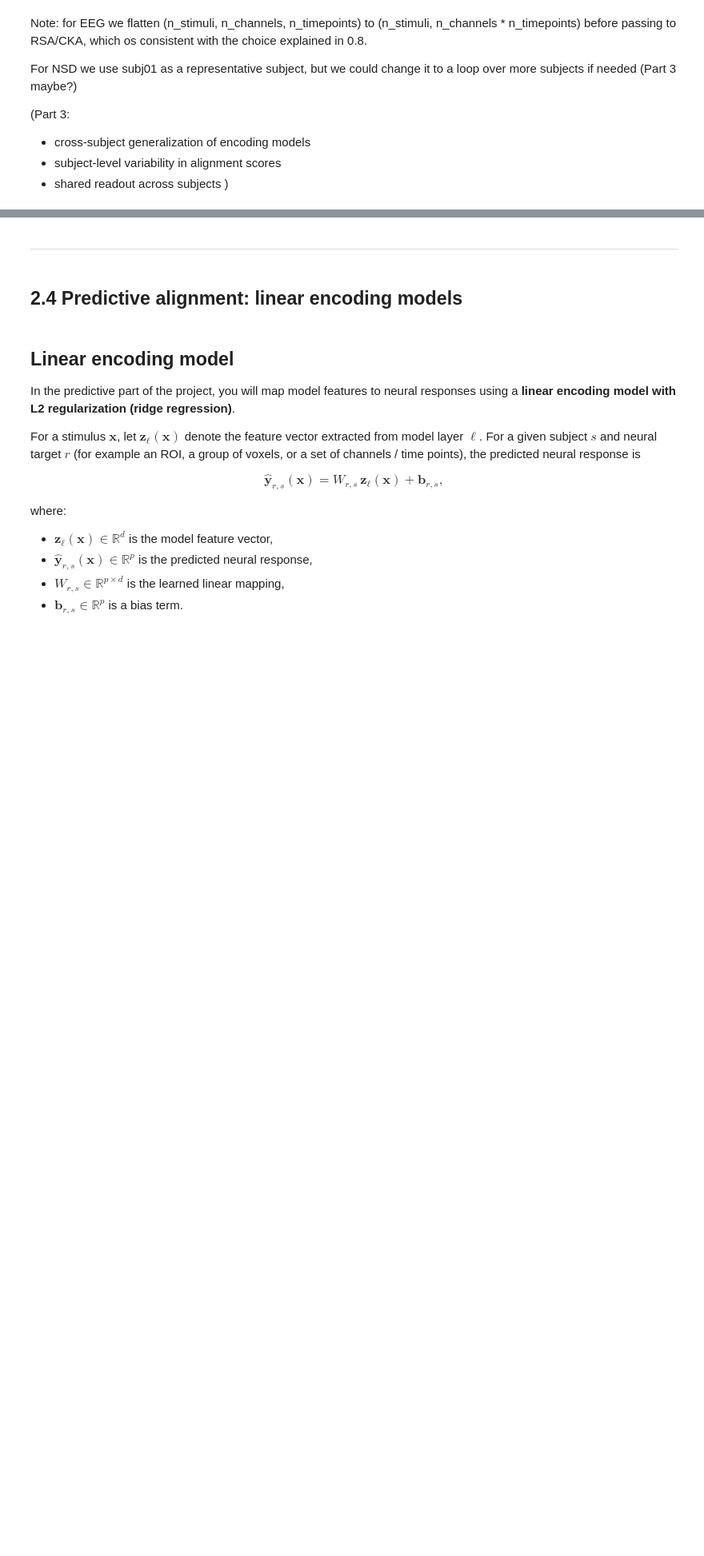
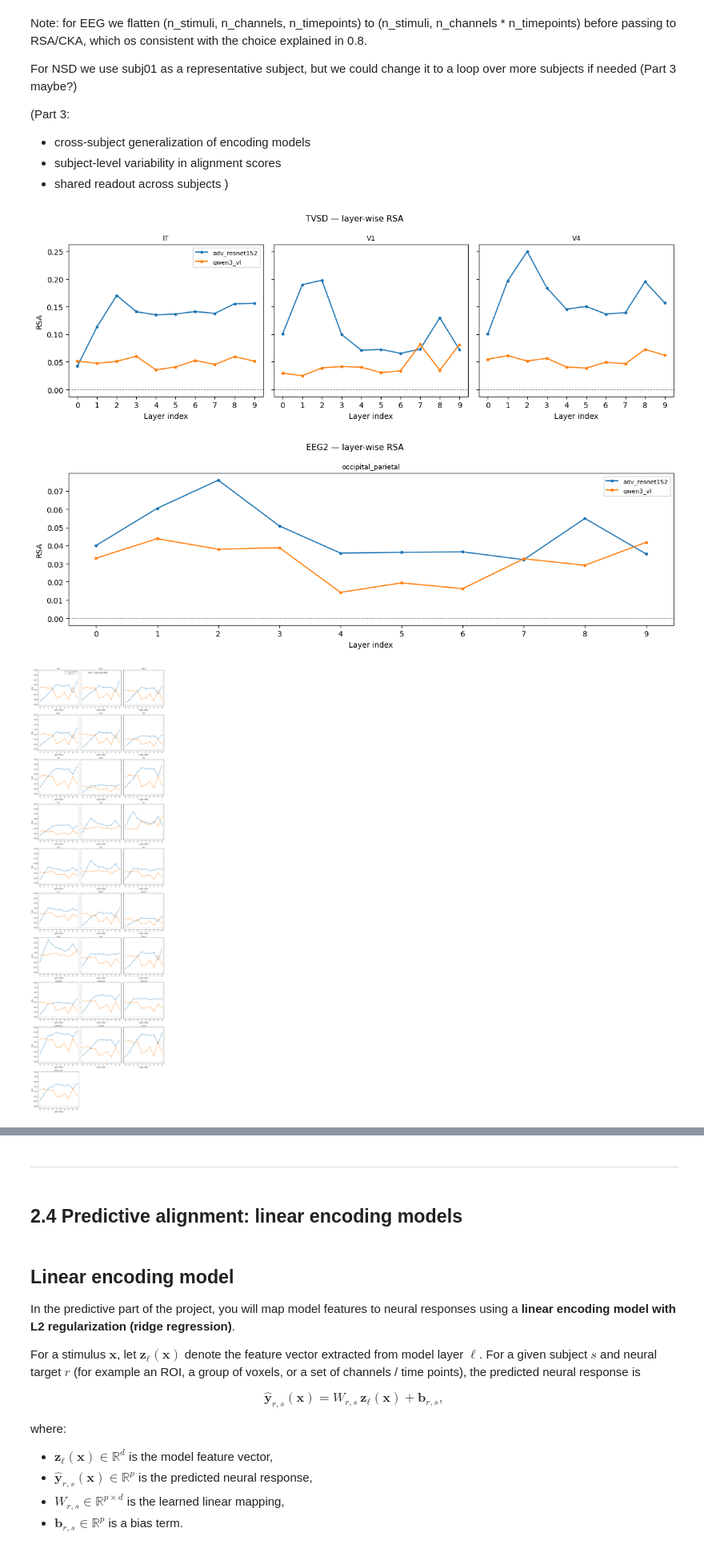
Before and after one commit to Shakikii/Brain-like_Project, a Jupyter notebook: part2_Maj.ipynb, the cells around one changed output, grey strips where cells are left out. Shown at 80% size. Drawn from its saved outputs; the diff is of its cells as text; code cells hidden in the pictures; blank space fills up the shorter version.

```diff
--- a/part2_Maj.ipynb
+++ b/part2_Maj.ipynb
@@ -2151,43 +2209,67 @@ For NSD we use subj01 as a representative subject, but we could change it to a l
 
 # 1) Layer-wise RSA and CKA for both models, all datasets and ROIs
 
-def plot_layerwise(results, dataset_name, metric="rsa", figsize=(12, 4)):
+def plot_layerwise(results, dataset_name, metric="rsa", figsize=(12, 4), max_cols=3):
     """
     Plot layer-wise RSA or CKA scores for both models,
-    one subplot per ROI.
+    one subplot per ROI. For datasets with many ROIs, uses a
+    multi-row grid with at most max_cols columns per row.
     """
     model_names = list(results[dataset_name].keys())
     roi_names   = list(results[dataset_name][model_names[0]].keys())
+    n_rois = len(roi_names)
 
-    n_rois = len(roi_names)
-    fig, axes = plt.subplots(1, n_rois, figsize=(figsize[0], figsize[1]), sharey=True)
-    if n_rois == 1:
-        axes = [axes]
+    n_cols = min(n_rois, max_cols)
+    n_rows = int(np.ceil(n_rois / n_cols))
 
-    for ax, roi in zip(axes, roi_names):
+    fig, axes = plt.subplots(
+        n_rows, n_cols,
+        figsize=(figsize[0], figsize[1] * n_rows),
+        sharey=True,
+        squeeze=False,
+    )
+
+    for idx, roi in enumerate(roi_names):
+        row = idx // n_cols
+        col = idx % n_cols
+        ax  = axes[row][col]
+
         for model_name in model_names:
             entry  = results[dataset_name][model_name][roi]
             layers = entry["layers"]
             scores = entry[metric]
             x      = np.arange(len(layers))
             ax.plot(x, scores, marker="o", markersize=3, label=model_name)
+
         ax.set_title(roi, fontsize=9)
         ax.set_xlabel("Layer index")
         ax.axhline(0, linestyle="--", linewidth=0.7, color="gray")
-        if ax is axes[0]:
+        if col == 0:
             ax.set_ylabel(metric.upper())
-        ax.set_xticks(x[::max(1, len(x)//8)])
+        ax.set_xticks(x[::max(1, len(x) // 8)])
 
-    axes[0].legend(fontsize=8)
+    # Add legend to first subplot
+    axes[0][0].legend(fontsize=8)
+
+    # Hide any unused subplots
+    for idx in range(n_rois, n_rows * n_cols):
+        row = idx // n_cols
+        col = idx % n_cols
+        axes[row][col].set_visible(False)
+
     fig.suptitle(f"{dataset_name} — layer-wise {metric.upper()}", fontsize=11)
     plt.tight_layout()
     plt.show()
 
 
 # Layer-wise RSA, both models
 for dataset_name in results_rep:
-    plot_layerwise(results_rep, dataset_name, metric="rsa")
+    plot_layerwise(results_rep, dataset_name, metric="rsa", figsize=(12, 4), max_cols=3)
 
 # Layer-wise CKA, both models
 for dataset_name in results_rep:
-    plot_layerwise(results_rep, dataset_name, metric="cka")
+    plot_layerwise(results_rep, dataset_name, metric="cka", figsize=(12, 4), max_cols=3)
+# %% [output]
+[figure, added]
+[figure, added]
+[figure, added]
```
Also changed, not shown: parts of 34 cells of this notebook, 1 other file.
